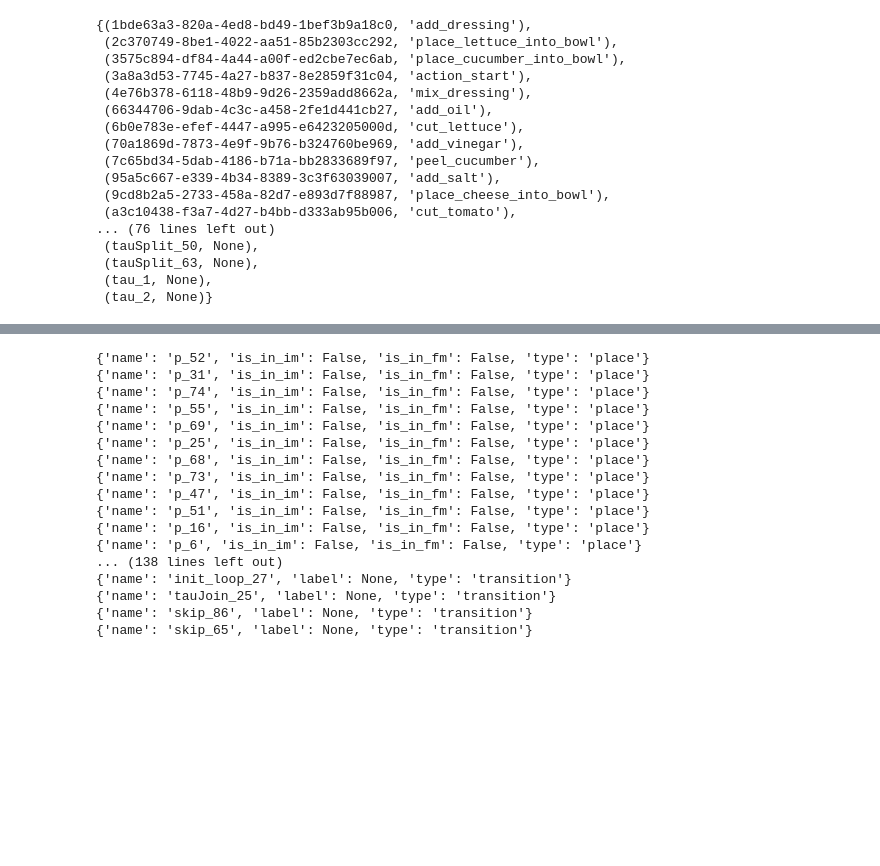
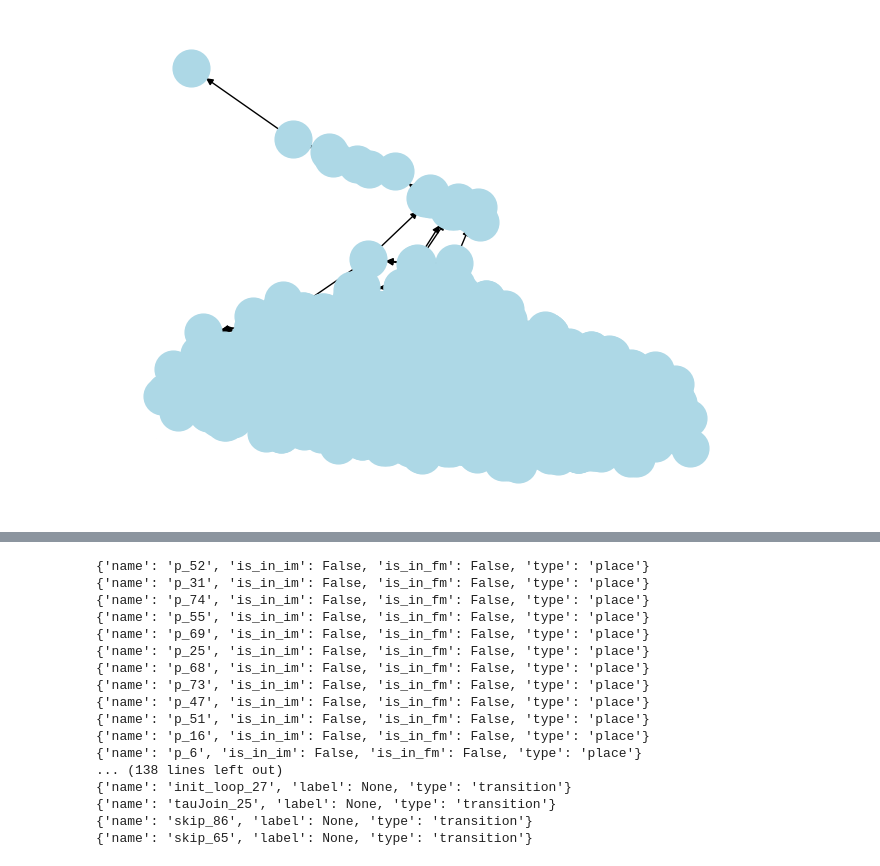
Before and after one commit to maxim-mat/trace-denoise, a Jupyter notebook: src/transition_matrix_pg.ipynb, the cells around one changed output, grey strips where cells are left out. Cells and saved outputs as stored; diff of their text form; code cells hidden in the pictures; blank space fills up the shorter version.

```diff
--- a/src/torture_gnn.ipynb
+++ b/src/transition_matrix_pg.ipynb
@@ -20,3 +20,7 @@ with open(cfg.data_path, "rb") as f:
 salads_dataset = SaladsDataset(dataset['target'], dataset['stochastic'])
 train_dataset, test_dataset = train_test_split(salads_dataset, train_size=cfg.train_percent, shuffle=True,
                                                random_state=cfg.seed)
+# %%
+from utils.pm_utils import remove_duplicates_dataset
+
+model1, initial1, final1 = discover_dk_process(train_dataset, cfg)
@@ -25,20 +53,0 @@ model, initial, final = discover_dk_process(train_dataset, cfg)
-# %%
-model.transitions
-# %% [output]
-{(1bde63a3-820a-4ed8-bd49-1bef3b9a18c0, 'add_dressing'),
- (2c370749-8be1-4022-aa51-85b2303cc292, 'place_lettuce_into_bowl'),
- (3575c894-df84-4a44-a00f-ed2cbe7ec6ab, 'place_cucumber_into_bowl'),
- (3a8a3d53-7745-4a27-b837-8e2859f31c04, 'action_start'),
- (4e76b378-6118-48b9-9d26-2359add8662a, 'mix_dressing'),
- (66344706-9dab-4c3c-a458-2fe1d441cb27, 'add_oil'),
- (6b0e783e-efef-4447-a995-e6423205000d, 'cut_lettuce'),
- (70a1869d-7873-4e9f-9b76-b324760be969, 'add_vinegar'),
- (7c65bd34-5dab-4186-b71a-bb2833689f97, 'peel_cucumber'),
- (95a5c667-e339-4b34-8389-3c3f63039007, 'add_salt'),
- (9cd8b2a5-2733-458a-82d7-e893d7f88987, 'place_cheese_into_bowl'),
- (a3c10438-f3a7-4d27-b4bb-d333ab95b006, 'cut_tomato'),
-... (76 lines left out)
- (tauSplit_50, None),
- (tauSplit_63, None),
- (tau_1, None),
- (tau_2, None)}
@@ -48,0 +54,26 @@ pm4py.objects.petri_net.obj.PetriNet.Transition
+# %%
+from pm4py.objects.petri_net.utils import reachability_graph
+
+rg1 = reachability_graph.construct_reachability_graph(model1, initial1)
+rg2 = reachability_graph.construct_reachability_graph(model2, initial2)
+# %%
+import networkx as nx
+
+G1 = nx.DiGraph()
+
+for state in rg1.states:
+    G1.add_node(state.name)
+
+for transition in rg1.transitions:
+    G1.add_edge(
+        transition.from_state.name,
+        transition.to_state.name
+    )
+# %%
+import matplotlib.pyplot as plt
+
+pos = nx.spring_layout(G1)
+nx.draw(G1, pos, with_labels=False, node_size=200, node_color='lightblue')
+plt.show()
+# %% [output]
+[figure, added]
```
Also changed, not shown: parts of 7 cells of this notebook, 11 other files.
